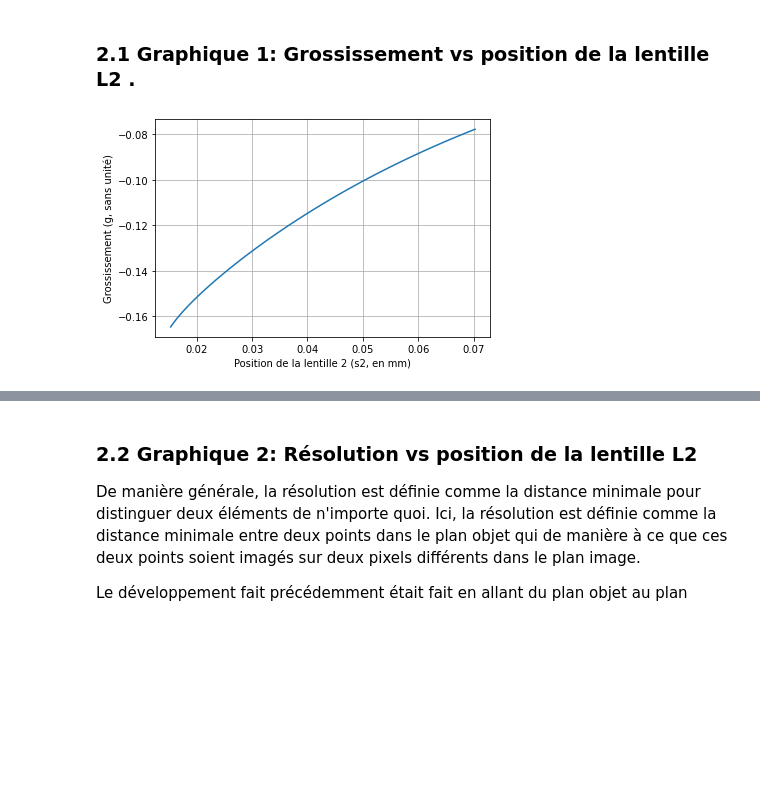
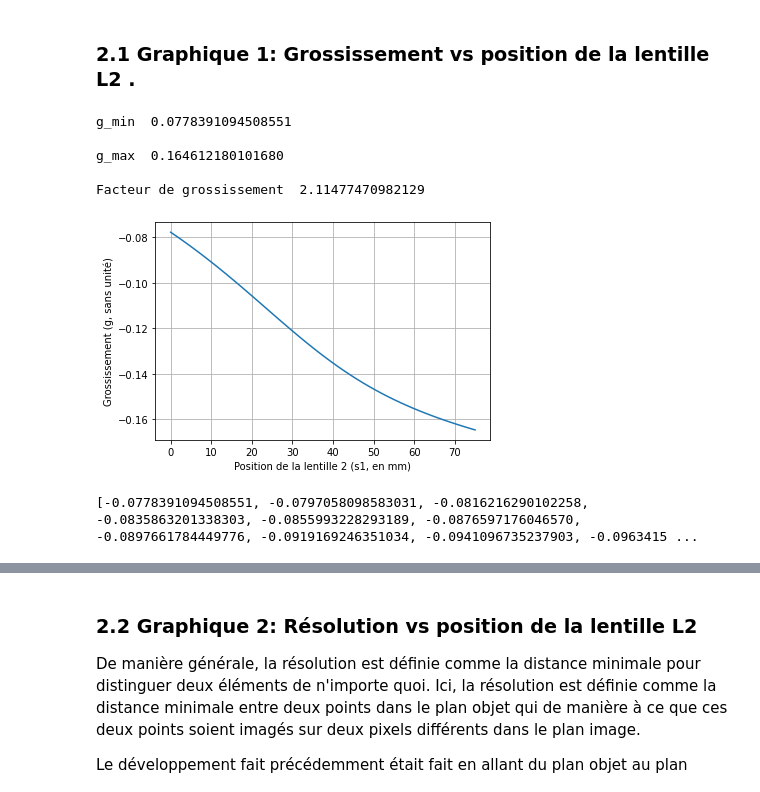
Before and after one commit to nicolasleblanc-poly/Introduction-l-optique-moderne, a Jupyter notebook: Laboratoire 2/pre-lab_2.ipynb, the cells around one changed output, grey strips where cells are left out. Drawn from its saved outputs; the diff is of its cells as text; code cells hidden in the pictures; blank space fills up the shorter version.

```diff
--- a/Laboratoire 2/pre-lab_2.ipynb
+++ b/Laboratoire 2/pre-lab_2.ipynb
@@ -51,12 +49,13 @@ def system_matrix(s1, s2, s3, f1=150e-3, f2=-75e-3, f3=75e-3, Lobj=1): # [m]
 ### 1.3 Test du cas extrême de L
 # %%
 # Pour le cas extrême où L = 100mm, on a que s1 = 0mm. Donc, la lentille f1 est collée à la lentille f2.
-s1 = 0 # [m]
-L = 100e-3 # [m]
+s1 = 0 # [mm]
+L = 100 # [mm]
+Lobj = 1000 # [mm]
 s2 = sp.symbols('s2')
 s3 = L-s1-s2
 # on trouve la matrice de tracé de rayon pour le plan image en orange
-Msys = system_matrix(s1, s2, s3)
+Msys = system_matrix(s1, s2, s3, Lobj)
 # On est dans le cas où le rayon incident et le rayon transmis convergent chancun en un point.
 # On est donc dans le cas où le coefficient B de la matrice [[A B], [C,D]] vaut 0.
 B = Msys[0, 1]
@@ -74,8 +73,9 @@ print(s2_solve)
 ### 1.4 Augmentons la valeur de L pour obtenir des solutions physiques
 # %%
 # Augmentons la valeur de L.
-L = [200e-3, 190e-3, 180e-3, 170e-3, 150e-3] # [m]
-s1 = np.linspace(0, 75e-3, 50) # [m]
+L = [200, 190, 180, 170, 150] # [mm]
+Lobj = 1000 # [mm]
+s1 = np.linspace(0, 75, 50) # [mm]
 s2 = sp.symbols('s2')
 
 for Lval in L:
@@ -83,7 +83,7 @@ for Lval in L:
     for s1_val in s1:
         # On trouve la matrice de tracé de rayon
         s3 = Lval-s1_val-s2
-        Msys = system_matrix(s1_val, s2, s3)
+        Msys = system_matrix(s1_val, s2, s3, Lobj)
         # On est dans le cas où le rayon incident et le rayon transmis convergent chancun en un point.
         # On est donc dans le cas où le coefficient B de la matrice [[A B], [C,D]] vaut 0.
         B = Msys[0, 1]
@@ -96,7 +96,7 @@ for Lval in L:
         if  slns[i].imag != 0.0 or slns[i].real<0:
             slns[i] = 0
     slns = slns.real
-    plt.plot(s1*1e3, slns*1e3, label=f'L={Lval} m')
+    plt.plot(s1, slns, label=f'L={Lval} mm')
 
 plt.legend()
 plt.xlabel("s1 (en mm)")
@@ -111,29 +111,47 @@ Allons avec L=190mm, car elle semble être la valeur la plus petite de $L$ qui f
 # %% [markdown]
 ### 2.1 Graphique 1: Grossissement vs position de la lentille L2 .
 # %%
-L = 190e-3 # [m]
-s1 = np.linspace(0, 75e-3, 50) # [m]
+L = 190 # [mm]
+Lobj = 1000 # [mm]
+s1 = np.linspace(0, 75, 50) # [mm]
 s2 = sp.symbols('s2')
 s2_slns = []
-g = []
+gross = []
 for s1_val in s1:
     # On trouve la matrice de tracé de rayon
     s3 = L-s1_val-s2
-    Msys = system_matrix(s1_val, s2, s3)
+    Msys = system_matrix(s1_val, s2, s3, Lobj)
     # On est dans le cas où le rayon incident et le rayon transmis convergent chancun en un point.
     # On est donc dans le cas où le coefficient B de la matrice [[A B], [C,D]] vaut 0.
     A = Msys[0, 0]
     B = Msys[0, 1]
-    s2_solve = sp.solve(B)[-1]
+    s2_solve = sp.solve(B, s2)[-1]
     s2_slns.append(s2_solve)
-    g.append(A.evalf(subs={'s2':s2_solve})) # On garde que la solution positive
+    gross.append(A.evalf(subs={'s2':s2_solve})) # On garde que la solution positive
 
-plt.plot(s2_slns, g)
-plt.xlabel("Position de la lentille 2 (s2, en mm)")
+gross_min = min(np.abs(gross))
+gross_max = max(np.abs(gross))
+print("g_min ", gross_min, "\n")
+print("g_max ", gross_max, "\n")
+
+fact_gross = gross_max/gross_min
+print("Facteur de grossissement ", fact_gross, "\n")
+
+plt.plot(s1, gross)
+plt.xlabel("Position de la lentille 2 (s1, en mm)")
 plt.ylabel("Grossissement (g, sans unité)")
 plt.grid()
 # Le grossissement est négatif et il est plus petit que 1 en valeur absolue, ce qui
 # est exactement ce qu'on veut
 # Nic -> :)
 # %% [output]
+g_min  0.0778391094508551
+
+g_max  0.164612180101680
+
+Facteur de grossissement  2.11477470982129
-[figure, old version]
+[figure, new version]
+# %%
+print(gross)
+# %% [output]
+[-0.0778391094508551, -0.0797058098583031, -0.0816216290102258, -0.0835863201338303, -0.0855993228293189, -0.0876597176046570, -0.0897661784449776, -0.0919169246351034, -0.0941096735237903, -0.0963415 ...
```
Also changed, not shown: parts of 17 cells of this notebook, 4 other files.
